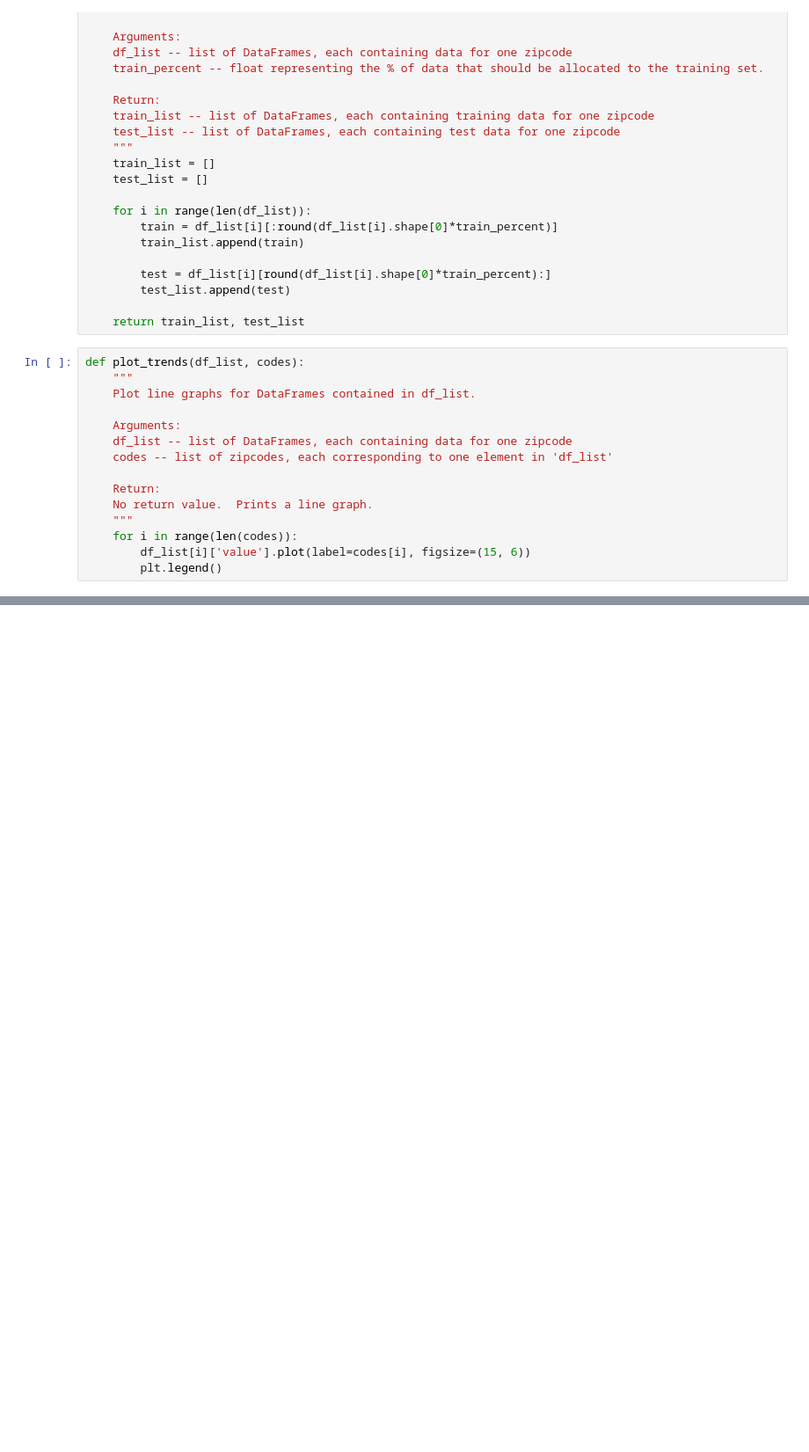
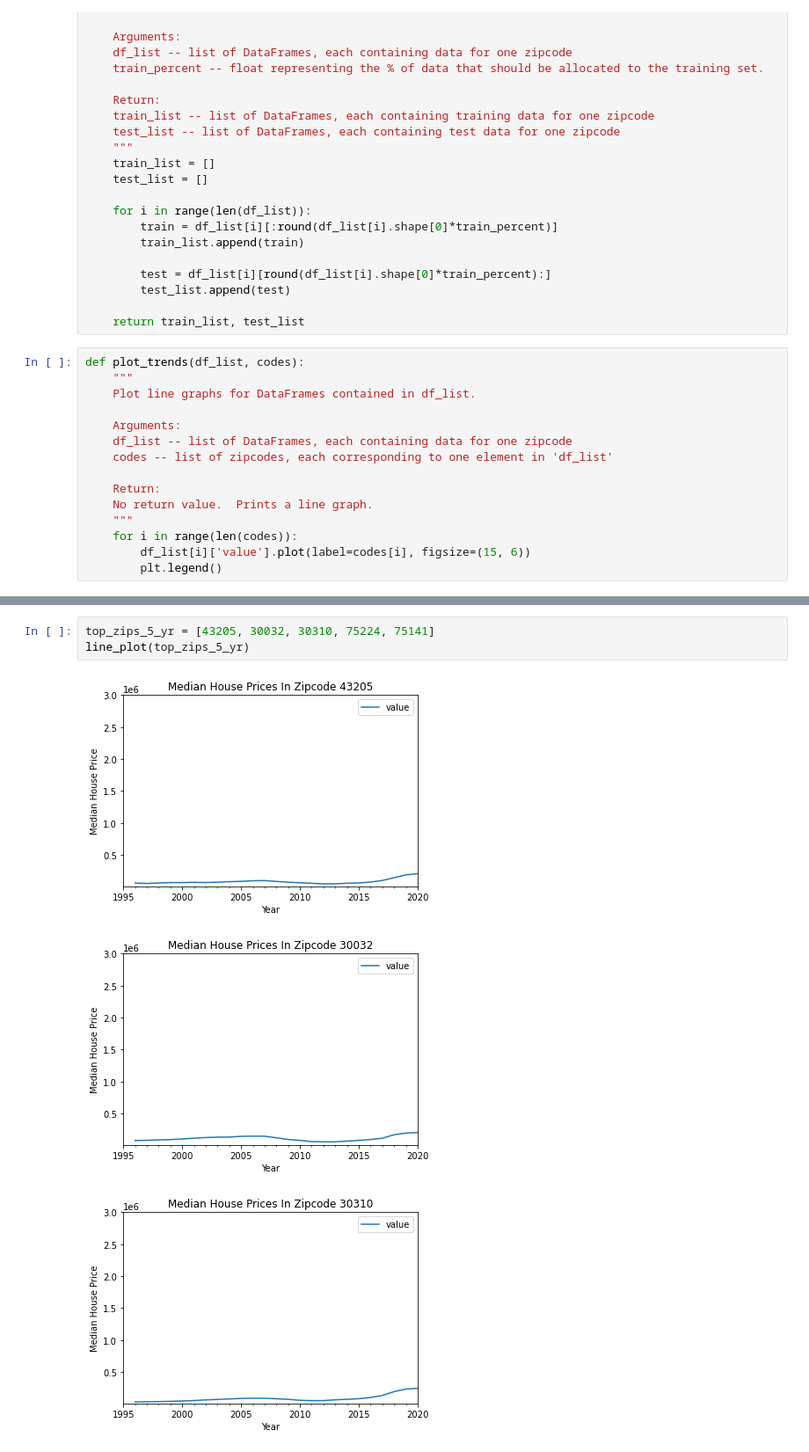
Before and after one commit to jrf6xh/Time-Series-Modeling, a Jupyter notebook: Mod4_02_EDA.ipynb, the cells around one changed output, grey strips where cells are left out. Shown at 88% size. Drawn from its saved outputs; the diff is of its cells as text; blank space fills up the shorter version.

```diff
--- a/Mod4_02_EDA.ipynb
+++ b/Mod4_02_EDA.ipynb
@@ -83,0 +389,7 @@ def plot_trends(df_list, codes):
+# %%
+top_zips_5_yr = [43205, 30032, 30310, 75224, 75141]
+line_plot(top_zips_5_yr)
+# %% [output]
+[figure, added]
+[figure, added]
+[figure, added]
```
Also changed, not shown: parts of 88 cells of this notebook, 1 other file.
